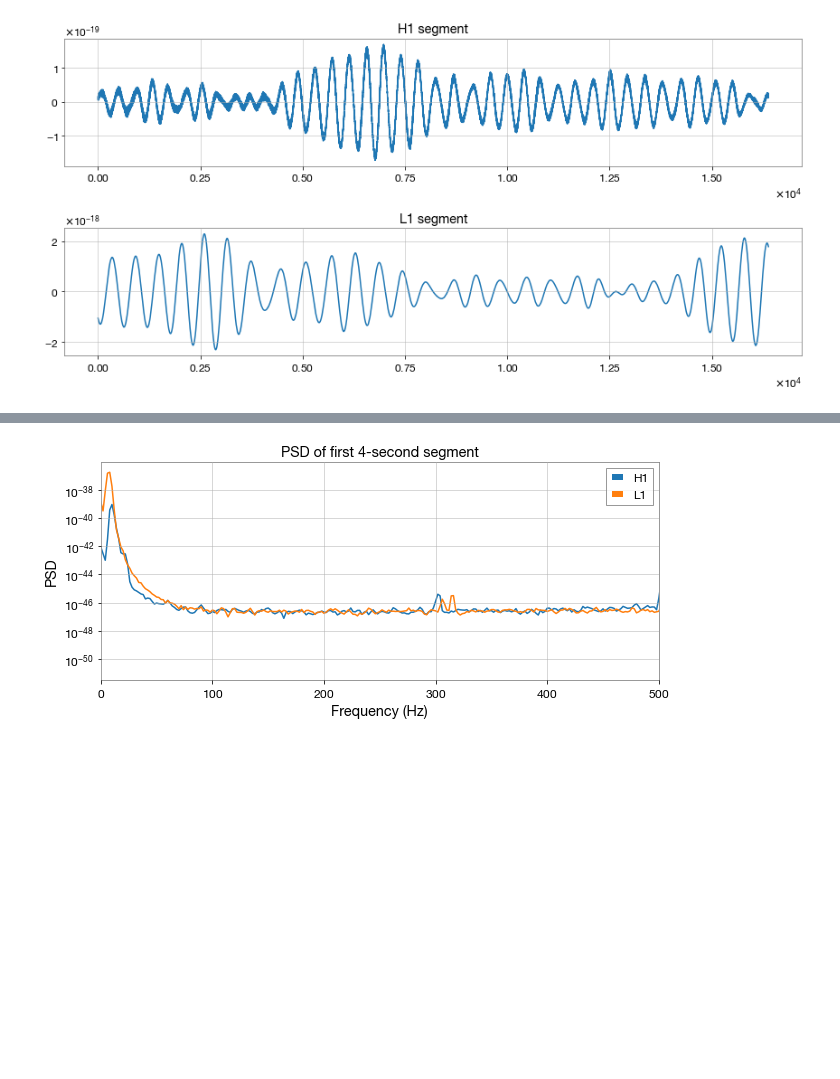
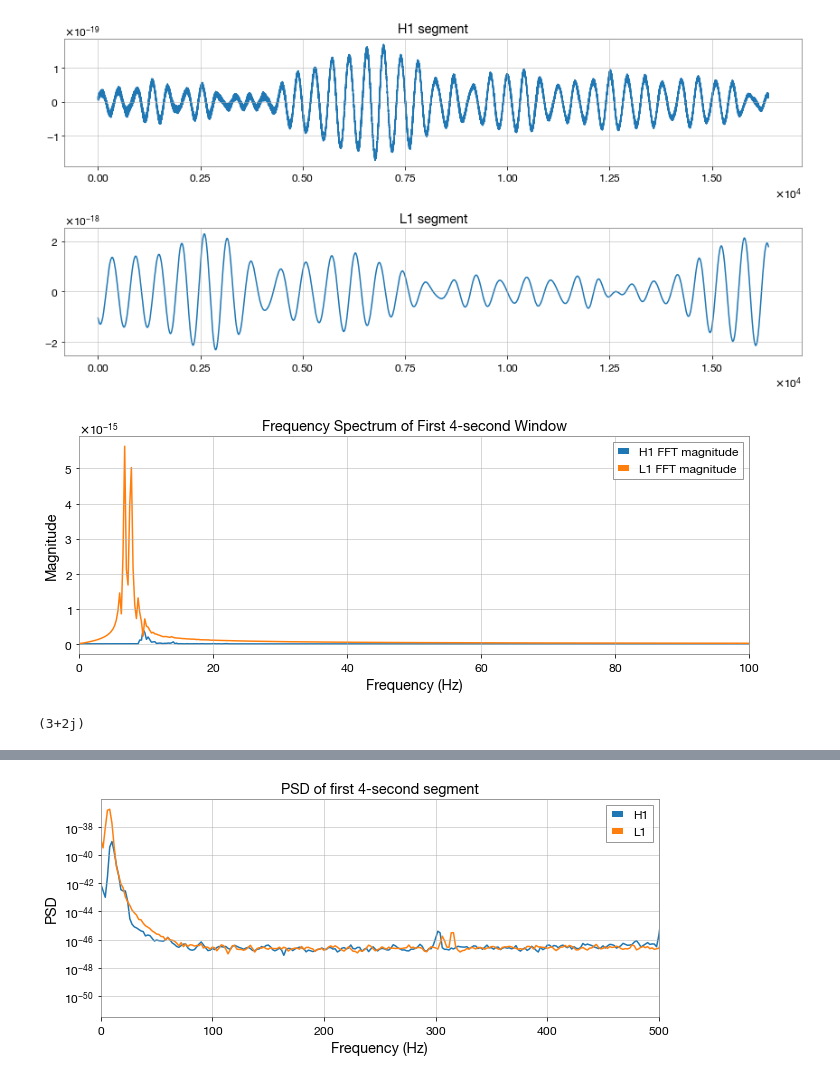
Before and after one commit to alilordifar/gravitational-wave-ml-pipeline, a Jupyter notebook: notebooks/LIGO.ipynb, the cells around one changed output, grey strips where cells are left out. Saved outputs shown, nothing was run; the diff lists cells and outputs as text; code cells hidden in the pictures; blank space fills up the shorter version.

```diff
--- a/notebooks/LIGO.ipynb
+++ b/notebooks/LIGO.ipynb
@@ -125,3 +126,38 @@ plt.tight_layout()
 plt.show()
 # %% [output]
 [figure]
+# %%
+# Pick first 4-second window
+h1_window = h1_segments[0]
+l1_window = l1_segments[0]
+
+sample_rate = 4096  # Hz
+
+# FFT
+h1_fft = np.fft.rfft(h1_window)
+l1_fft = np.fft.rfft(l1_window)
+
+# Frequency axis
+freqs = np.fft.rfftfreq(len(h1_window), d=1/sample_rate)
+
+# Magnitude
+h1_mag = np.abs(h1_fft)
+l1_mag = np.abs(l1_fft)
+
+# Plot frequency spectrum
+plt.figure(figsize=(12, 4))
+plt.plot(freqs, h1_mag, label="H1 FFT magnitude")
+plt.plot(freqs, l1_mag, label="L1 FFT magnitude")
+plt.xlabel("Frequency (Hz)")
+plt.ylabel("Magnitude")
+plt.title("Frequency Spectrum of First 4-second Window")
+plt.xlim(0, 100)  # focus on low frequencies first
+plt.legend()
+plt.grid(True)
+plt.show()
+# %% [output]
+[figure, added]
+# %%
+3 + 2j
+# %% [output]
+(3+2j)
```
Also changed, not shown: parts of 5 cells of this notebook.
